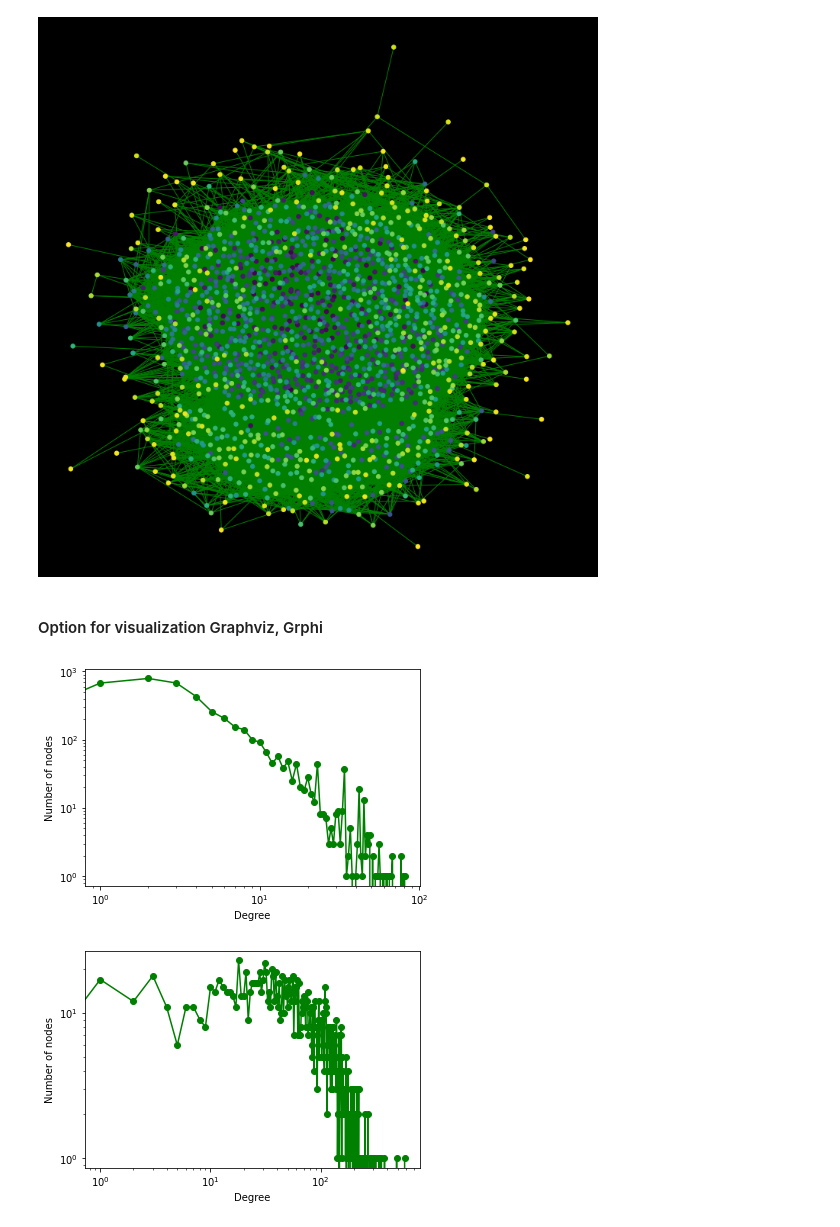
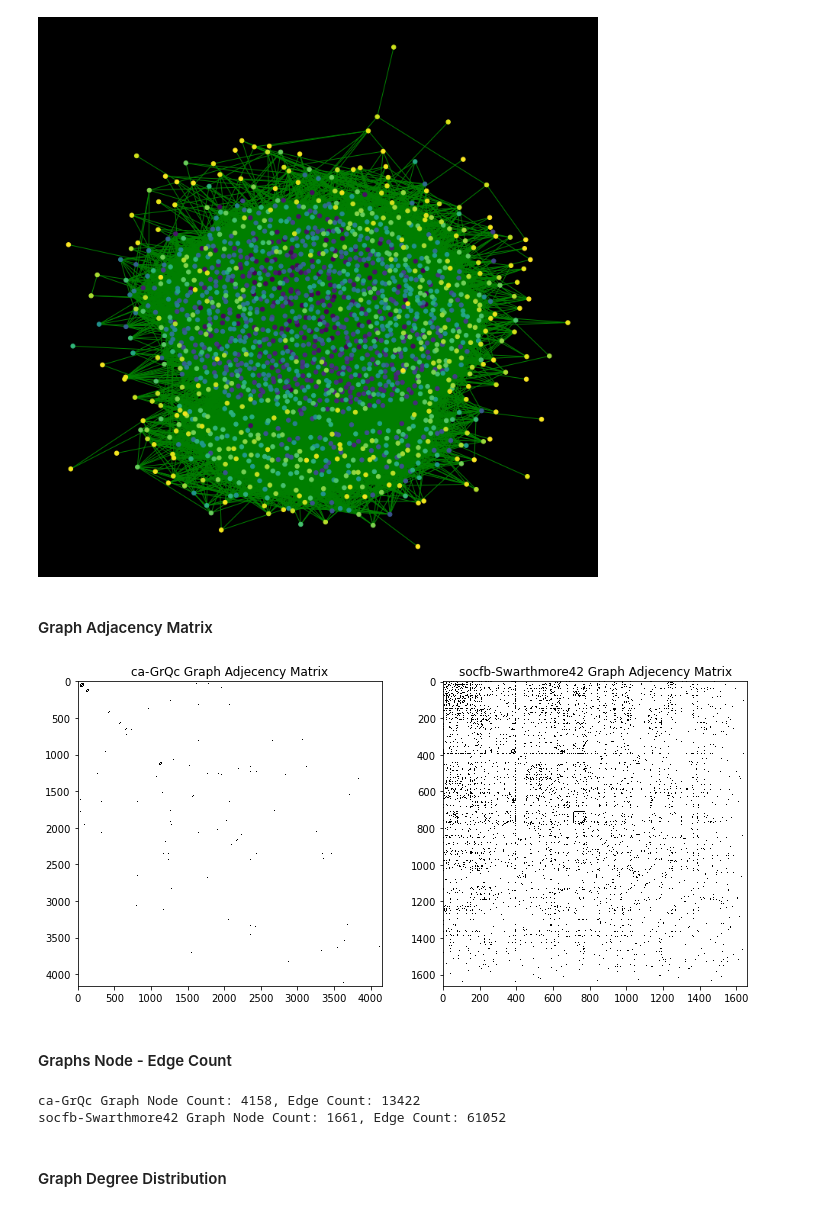
Before and after one commit to metinmertakcay/GT_Final, a Jupyter notebook: GraphTheoryFinal.ipynb, the cells around one changed output. Drawn from its saved outputs; the diff is of its cells as text; code cells hidden in the pictures.

Commit message:
Adjacency Matrix dev

```diff
--- a/GraphTheoryFinal.ipynb
+++ b/GraphTheoryFinal.ipynb
@@ -43,8 +45,34 @@ plot_graph(G1)
 plot_graph(G2)
 # %% [output]
 [figure]
-# %% [markdown]
-#### Option for visualization Graphviz, Grphi
+# %% [markdown]
+#### Graph Adjacency Matrix
+# %%
+# This function is used to show adjacency matrix
+# G: Graph
+# ax: for show adjacency matrix
+# title: title of the adjacency matrix
+def show_adjacency_matrix(G, ax, title):
+    A = nx.to_numpy_matrix(G, dtype=np.bool)
+
+    ax.set_title(title)
+    ax.imshow(A, cmap="Greys", interpolation="none")
+# %%
+fig, (ax1, ax2) = plt.subplots(1, 2, figsize=(12, 12))
+show_adjacency_matrix(G1, ax1, 'ca-GrQc Graph Adjecency Matrix')
+show_adjacency_matrix(G2, ax2, 'socfb-Swarthmore42 Graph Adjecency Matrix')
+# %% [output]
+[figure, added]
+# %% [markdown]
+#### Graphs Node - Edge Count
+# %%
+print('ca-GrQc Graph Node Count: {}, Edge Count: {}'.format(G1.number_of_nodes(), G1.number_of_edges()))
+print('socfb-Swarthmore42 Graph Node Count: {}, Edge Count: {}'.format(G2.number_of_nodes(), G2.number_of_edges()))
+# %% [output]
+ca-GrQc Graph Node Count: 4158, Edge Count: 13422
+socfb-Swarthmore42 Graph Node Count: 1661, Edge Count: 61052
+# %% [markdown]
+#### Graph Degree Distribution
 # %%
 # This function is used to plot degree distribution
 # G: Graph
@@ -58,8 +87,0 @@ def plot_degree_dist(G):
-# %%
-plot_degree_dist(G1)
-# %% [output]
-[figure, removed]
-# %%
-plot_degree_dist(G2)
-# %% [output]
-[figure, removed]
```
Also changed, not shown: parts of 5 cells of this notebook.
